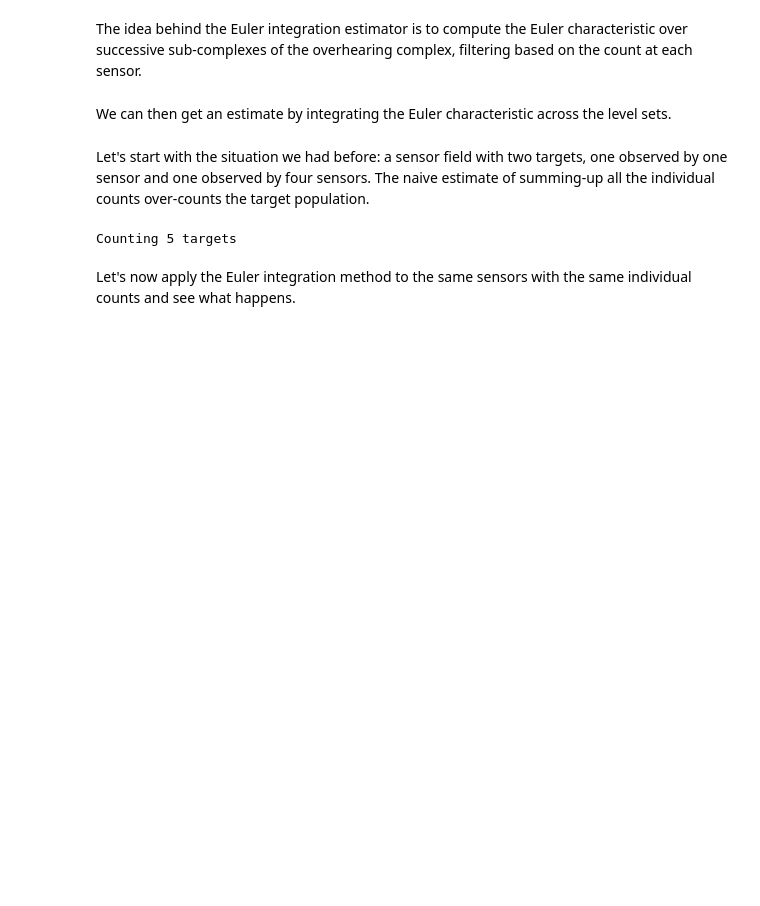
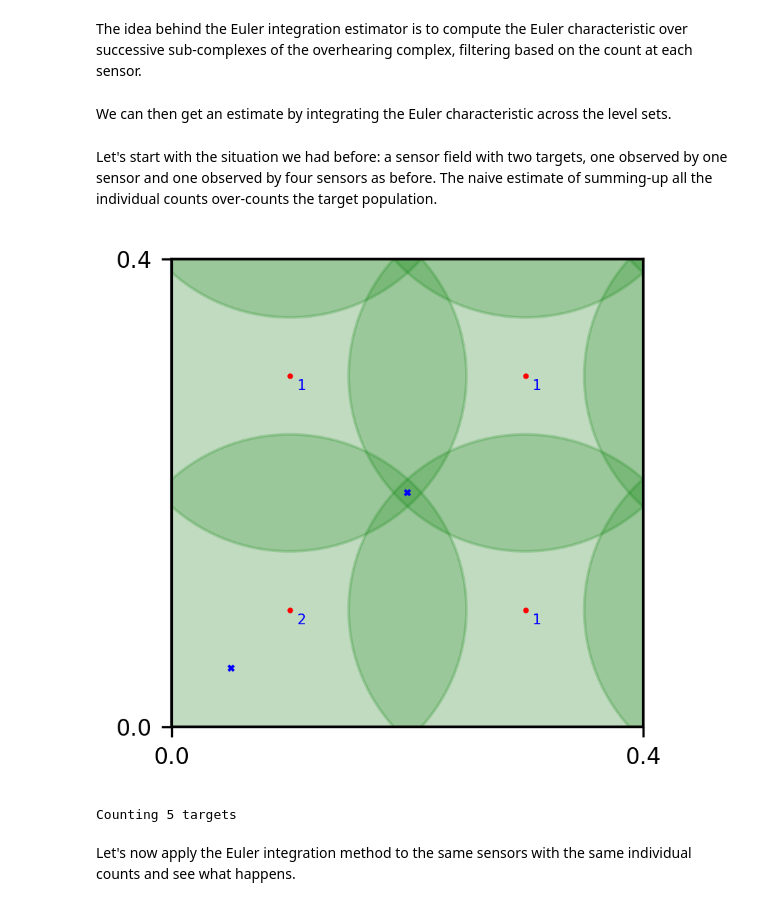
Before and after one commit to simoninireland/sensor-playground, a Jupyter notebook: euler.ipynb, the cells around one changed output. Saved outputs shown, nothing was run; the diff lists cells and outputs as text; code cells hidden in the pictures; blank space fills up the shorter version.

Commit message:
Changed variable names, added partial explanation of correct counting

```diff
--- a/euler.ipynb
+++ b/euler.ipynb
@@ -101,31 +102,37 @@ def estimate(oh):
     count = integrator.integrate(oh)
     return count
 # %% [markdown]
-Let's start with the situation we had before: a sensor field with two targets, one observed by one sensor and one observed by four sensors. The naive estimate of summing-up all the individual counts over-counts the target population.
+Let's start with the situation we had before: a sensor field with two targets, one observed by one sensor and one observed by four sensors as before. The naive estimate of summing-up all the individual counts over-counts the target population.
-# %%
-# placed the sensors in a 5x5 grid
-grid = []
-d = 0.15
-for i in range(5):
-    for j in range(5):
-        p = [0.1 + (1 / 5) * i, 0.1 + (1 / 5) * j]
-        grid.append(SimpleSensor(p, d))
-
-# carefully place the targets
-t1 = [0.05, 0.05]
-t2 = [0.2, 0.2]
-
-# count the targets by asking all sensors for their count
-cs = []
-targets = 0
-for s in grid:
-    c = s.counts([t1, t2])
-    cs.append(c)
-    targets += c
-
-print(f'Counting {targets} targets')
-# %% [output]
-Counting 5 targets
+# %%
+# placed the sensors in a 5x5 grid
+grid = []
+d = 0.15
+for i in range(5):
+    for j in range(5):
+        p = [0.1 + (1 / 5) * i, 0.1 + (1 / 5) * j]
+        grid.append(SimpleSensor(p, d))
+
+# carefully place the targets
+t1 = [0.05, 0.05]
+t2 = [0.2, 0.2]
+
+fig = plt.figure(figsize=(3, 3))
+drawField(grid, ts=[t1, t2], subfieldWH=(0.4, 0.4), showCount=True)
+plt.show()
+# %% [output]
+[figure, added]
+# %%
+# count the targets by asking all sensors for their count
+cs = []
+targets = 0
+for s in grid:
+    c = s.counts([t1, t2])
+    cs.append(c)
+    targets += c
+
+print(f'Counting {targets} targets')
+# %% [output]
+Counting 5 targets
 # %% [markdown]
 Let's now apply the Euler integration method to the same sensors with the same individual counts and see what happens.
 # %%
```
Also changed, not shown: parts of 19 cells of this notebook.
